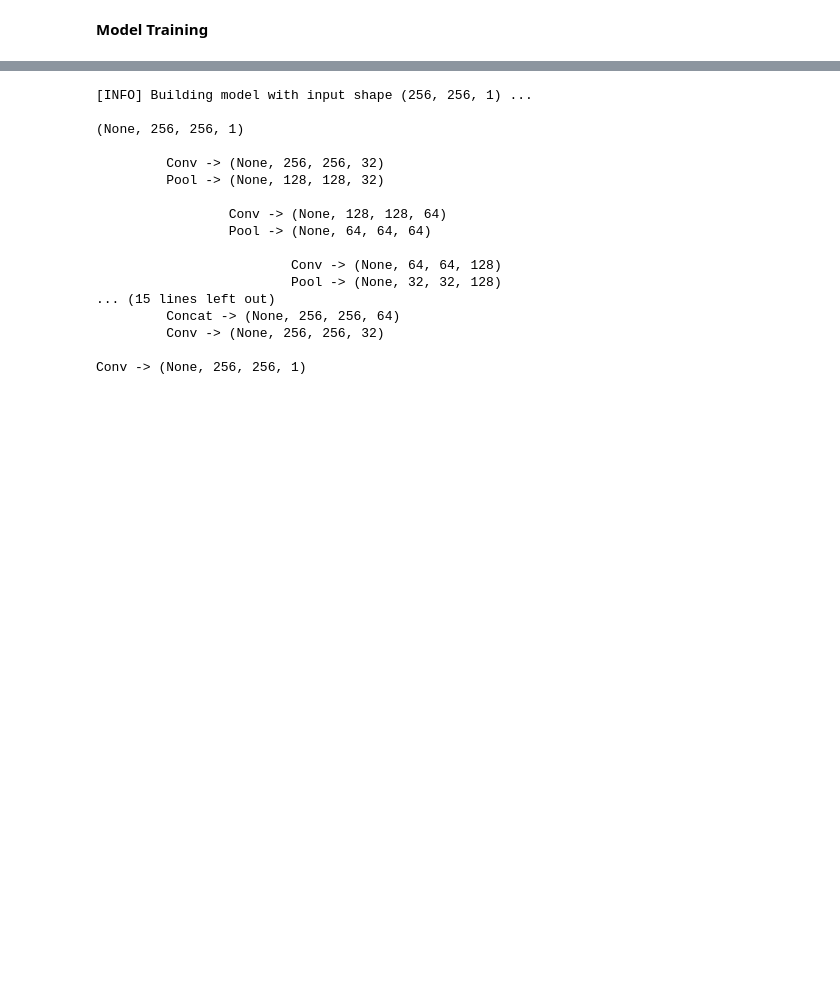
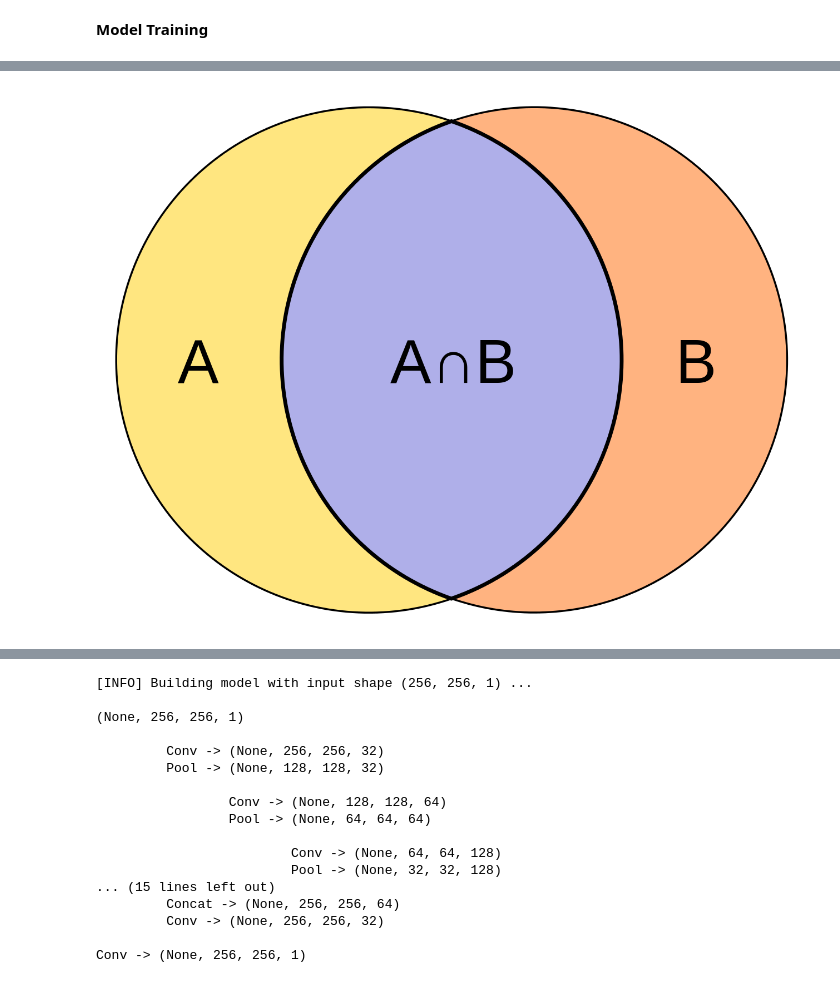
Before and after one commit to rekalantar/CT_LiverSegmentation, a Jupyter notebook: LiverSegmentation.ipynb, the cells around one changed output, grey strips where cells are left out. Saved outputs shown, nothing was run; the diff lists cells and outputs as text; code cells hidden in the pictures; blank space fills up the shorter version.

```diff
--- a/LiverSegmentation.ipynb
+++ b/LiverSegmentation.ipynb
@@ -132,3 +139,7 @@ from tensorflow import keras
+# %%
+Image('/content/LiverSegmentation/DCE.png')
+# %% [output]
+[figure, added]
 # %%
 #@title Define Loss Function
 def dice_coef(y_true, y_pred, smooth=1.):
```
Also changed, not shown: parts of 7 cells of this notebook.
